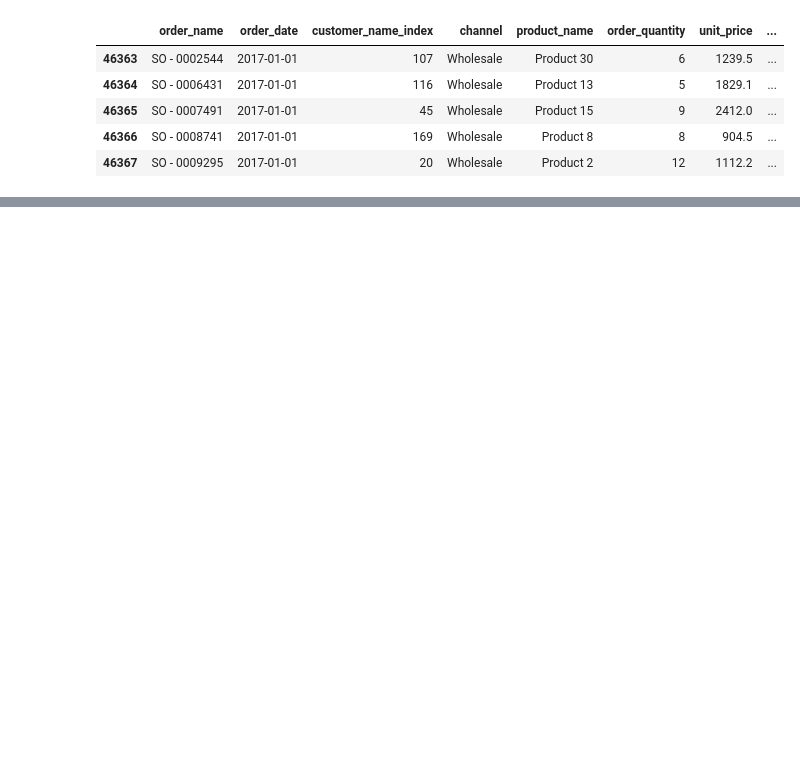
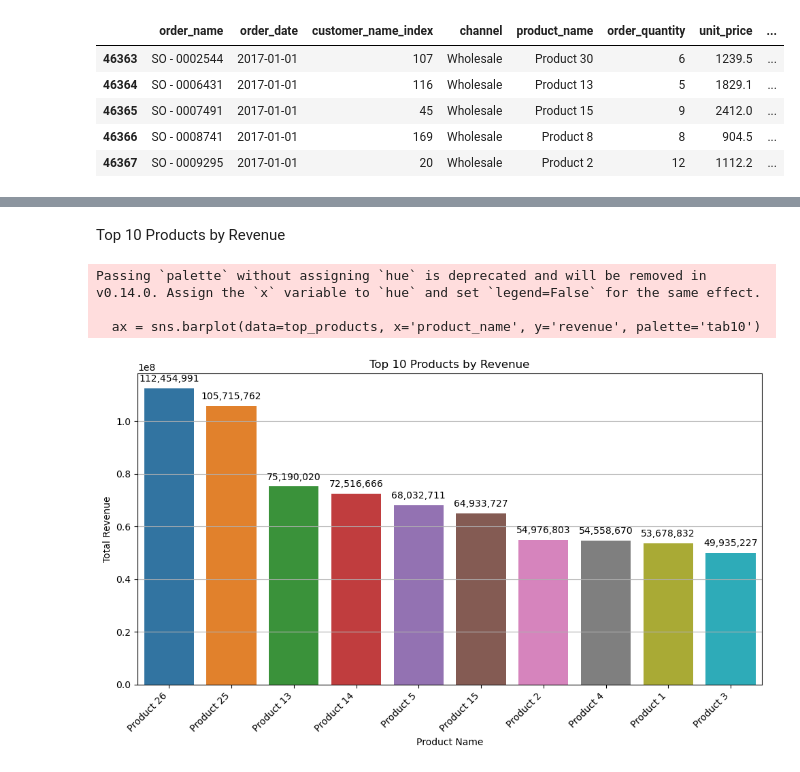
Before and after one commit to shivamx0309/Sales-Analysis, a Jupyter notebook: Regional Sales Analysis.ipynb, the cells around one changed output, grey strips where cells are left out. Saved outputs shown, nothing was run; the diff lists cells and outputs as text; code cells hidden in the pictures; blank space fills up the shorter version.

```diff
--- a/Regional Sales Analysis.ipynb
+++ b/Regional Sales Analysis.ipynb
@@ -360,0 +488,53 @@ df_2017.head()
+# %%
+# Ensure datetime
+df['order_date'] = pd.to_datetime(df['order_date'])
+
+# Filter out Jan 2018 and Feb 2018
+df_new = df[~(
+    (df['order_date'].dt.year == 2018) &
+    (df['order_date'].dt.month.isin([1, 2]))
+)]
+# %% [markdown]
+Top 10 Products by Revenue
+# %%
+import matplotlib.pyplot as plt
+import seaborn as sns
+
+# Aggregate revenue by product
+top_products = (
+    df_new.groupby('product_name')['revenue']
+      .sum()
+      .sort_values(ascending=False)
+      .head(10)
+      .reset_index()
+)
+
+# Plot bar chart
+plt.figure(figsize=(10, 6))
+ax = sns.barplot(data=top_products, x='product_name', y='revenue', palette='tab10')
+
+# Add labels on each bar
+for p in ax.patches:
+    ax.annotate(
+        f'{p.get_height():,.0f}',               # value format
+        (p.get_x() + p.get_width() / 2, p.get_height()),
+        ha='center',
+        va='bottom',
+        fontsize=10,
+        xytext=(0, 5),
+        textcoords='offset points'
+    )
+
+plt.title("Top 10 Products by Revenue")
+plt.xlabel("Product Name")
+plt.ylabel("Total Revenue")
+plt.xticks(rotation=45, ha='right')
+plt.grid(True, axis='y')
+
+plt.tight_layout()
+plt.show()
+# %% [output]
+Passing `palette` without assigning `hue` is deprecated and will be removed in v0.14.0. Assign the `x` variable to `hue` and set `legend=False` for the same effect.
+
+  ax = sns.barplot(data=top_products, x='product_name', y='revenue', palette='tab10')
+[figure, added]
```
Also changed, not shown: parts of 27 cells of this notebook, 2 other files.
